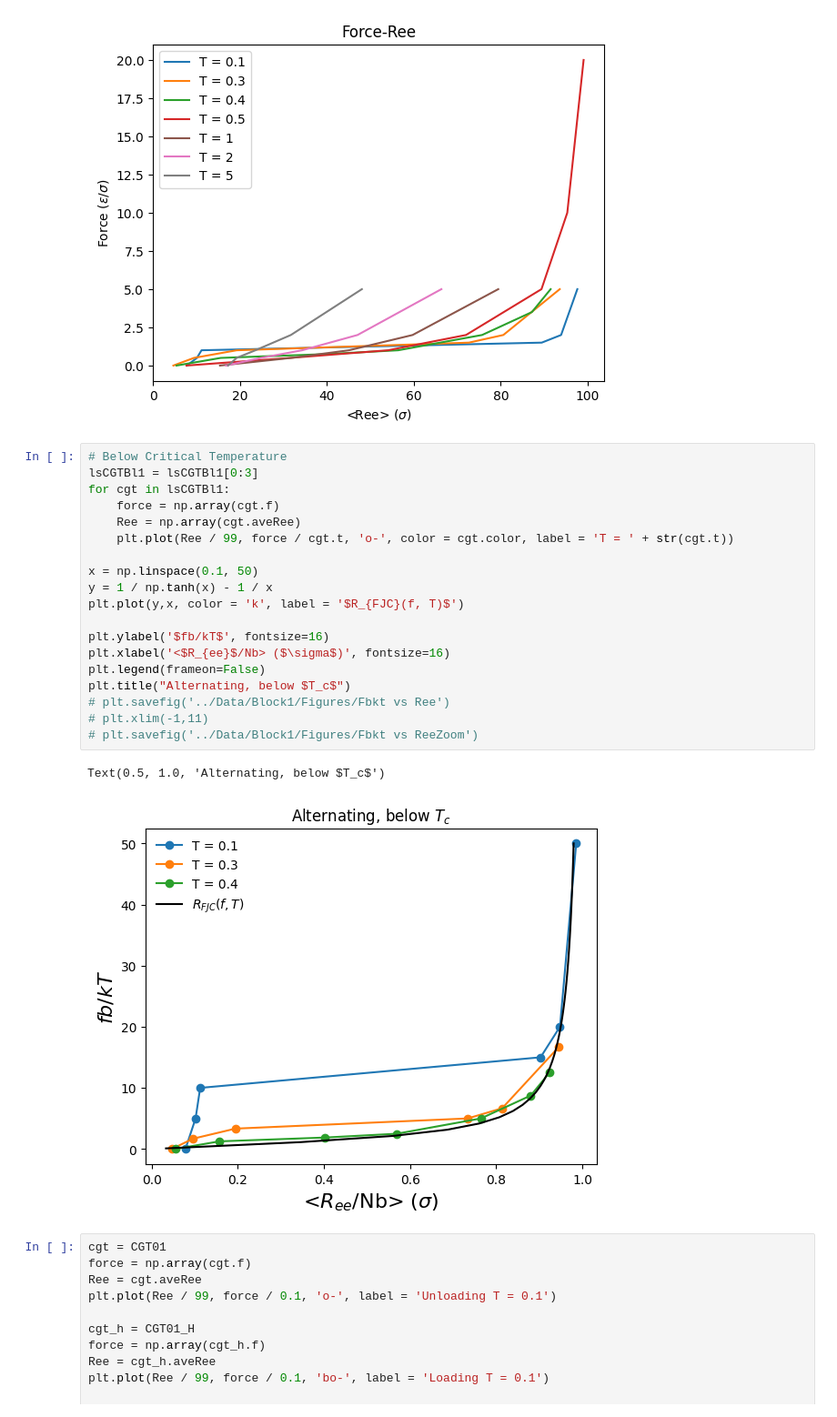
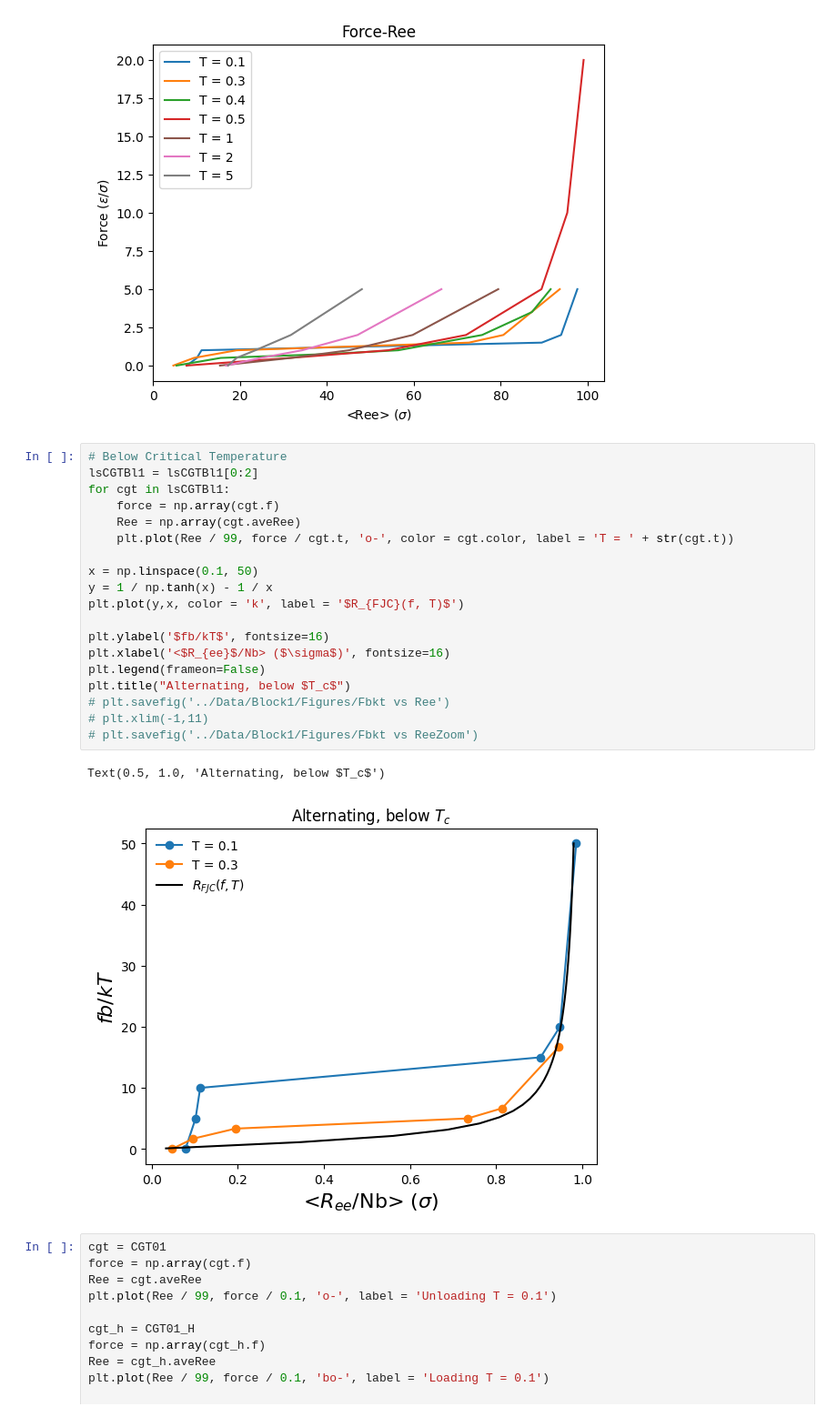
Before and after one commit to VagrantHyp/Code, a Jupyter notebook: Block1.ipynb, the cells around one changed output. Shown at 91% size. Drawn from its saved outputs; the diff is of its cells as text.

```diff
--- a/Block1.ipynb
+++ b/Block1.ipynb
@@ -42,26 +42,26 @@ Text(0.5, 1.0, 'Force-Ree')
 [figure]
 # %%
 # Below Critical Temperature
-lsCGTBl1 = lsCGTBl1[0:3]
+lsCGTBl1 = lsCGTBl1[0:2]
 for cgt in lsCGTBl1:
     force = np.array(cgt.f)
     Ree = np.array(cgt.aveRee)
     plt.plot(Ree / 99, force / cgt.t, 'o-', color = cgt.color, label = 'T = ' + str(cgt.t))
 
 x = np.linspace(0.1, 50)
 y = 1 / np.tanh(x) - 1 / x
 plt.plot(y,x, color = 'k', label = '$R_{FJC}(f, T)$')
 
 plt.ylabel('$fb/kT$', fontsize=16)
 plt.xlabel('<$R_{ee}$/Nb> ($\sigma$)', fontsize=16)
 plt.legend(frameon=False)
 plt.title("Alternating, below $T_c$")
 # plt.savefig('../Data/Block1/Figures/Fbkt vs Ree')
 # plt.xlim(-1,11)
 # plt.savefig('../Data/Block1/Figures/Fbkt vs ReeZoom')
 # %% [output]
 Text(0.5, 1.0, 'Alternating, below $T_c$')
-[figure, old version]
+[figure, new version]
 # %%
 cgt = CGT01
 force = np.array(cgt.f)
```
Also changed, not shown: 2 other files.
